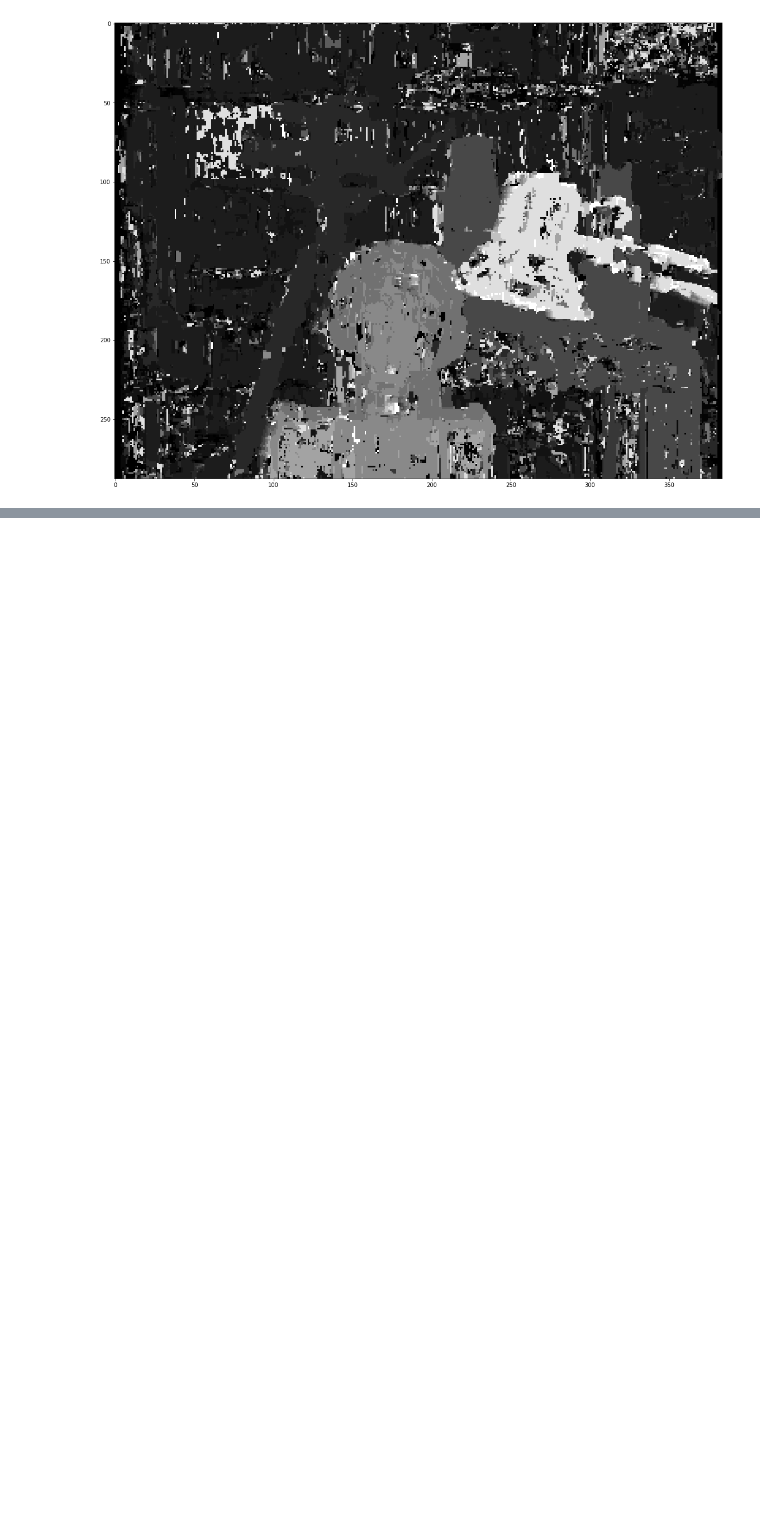
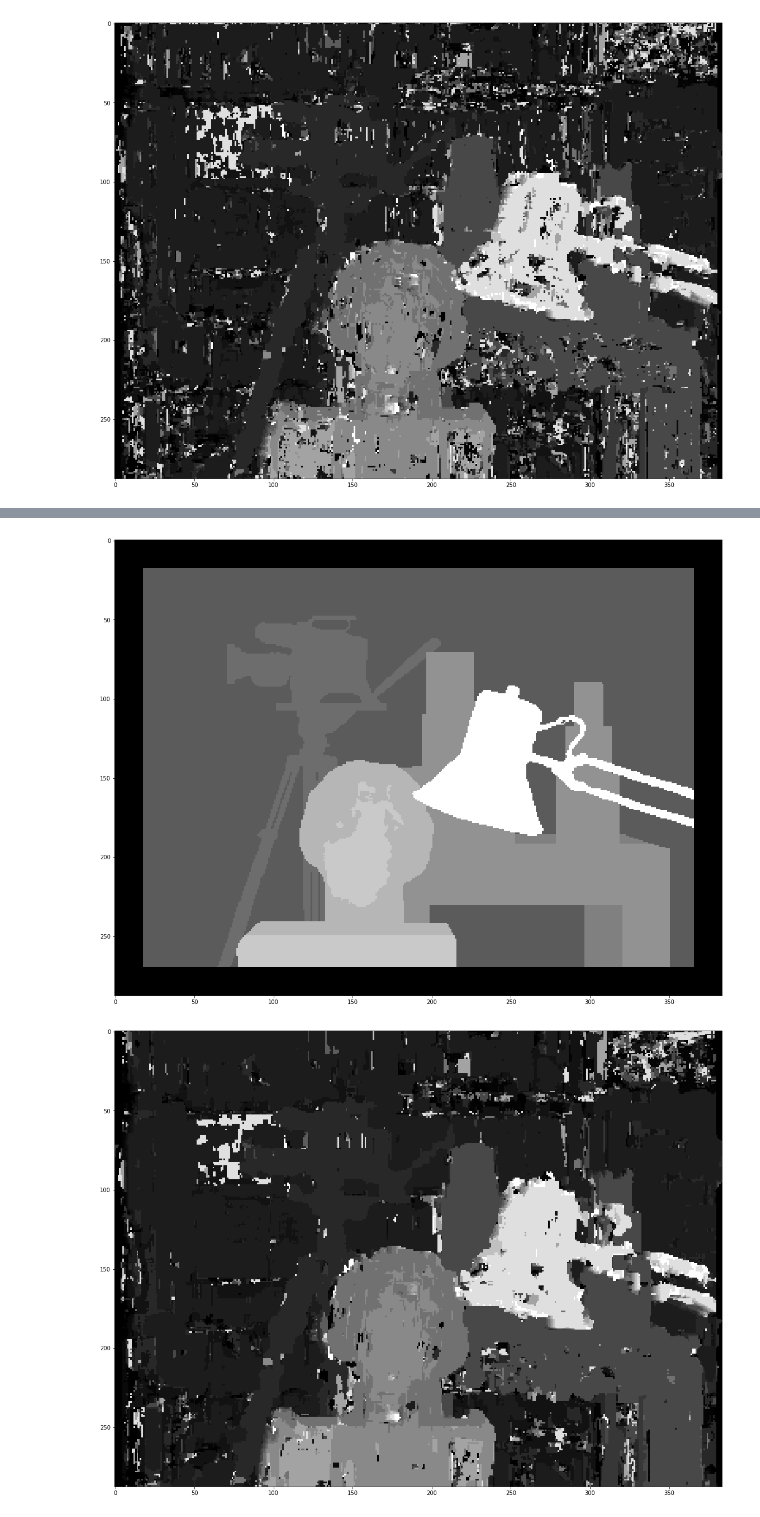
Before and after one commit to l3th0n/VIP_A3, a Jupyter notebook: VIP A3 WIP Main File.ipynb, the cells around one changed output, grey strips where cells are left out. Saved outputs shown, nothing was run; the diff lists cells and outputs as text; code cells hidden in the pictures; blank space fills up the shorter version.

```diff
--- a/VIP A3 WIP Main File.ipynb
+++ b/VIP A3 WIP Main File.ipynb
@@ -143,7 +172,7 @@ plt.show()
 # %% [output]
 [figure]
 # %%
-result = correspondence(img_01down, img_02down, 7)
+result, resultnon = correspondence(img_01down, img_02down, 7)
 plt.imshow(result, "gray")
 plt.show()
 # %% [output]
@@ -170,0 +181,11 @@ array([   0.,    0.,    0.,    0.,  169.,  169.,    0.,    1.,  100.,
+# %%
+truedispn = truedisp/np.max(truedisp)
+plt.imshow(truedispn, "gray")
+plt.show()
+
+resultn = result/np.max(result)
+plt.imshow(resultn, "gray")
+plt.show()
+# %% [output]
+[figure, added]
+[figure, added]
```
Also changed, not shown: parts of 8 cells of this notebook.
